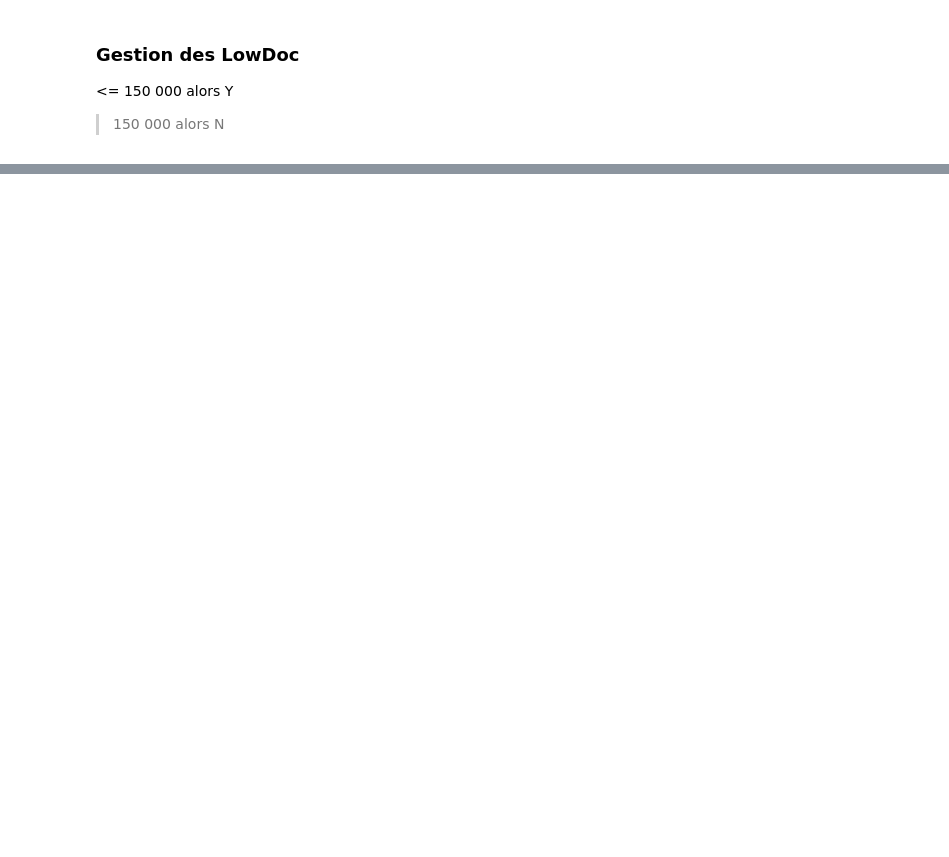
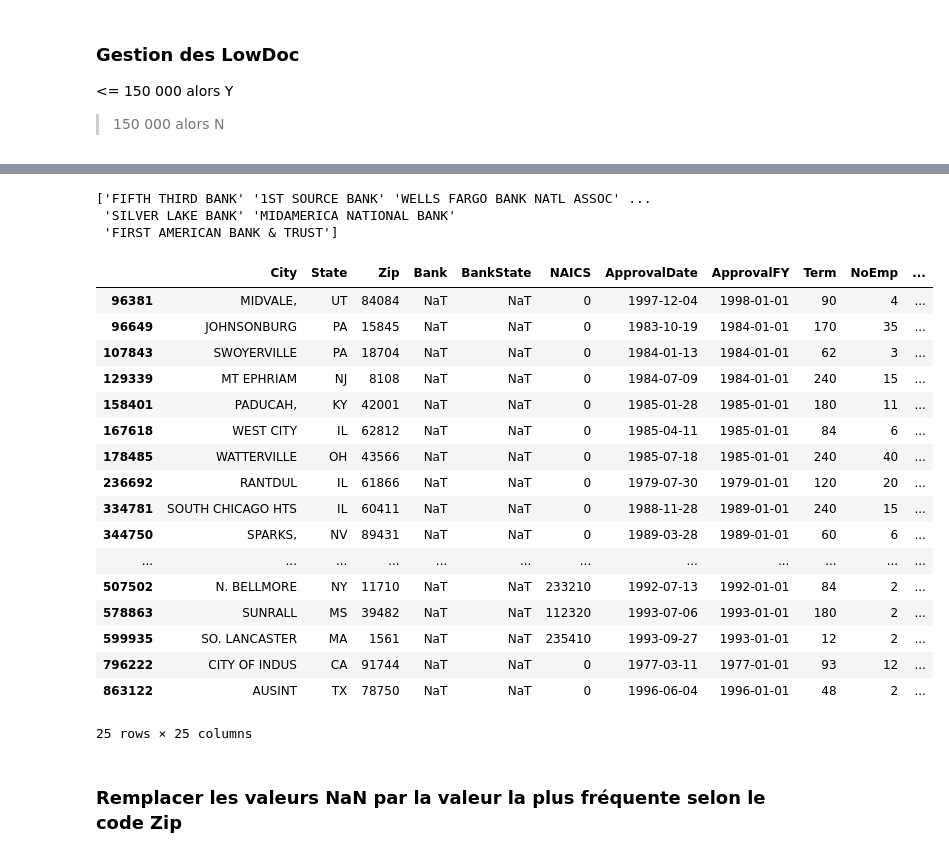
Before and after one commit to ChristianPRO1982/Projet_US_SBA, a Jupyter notebook: 01-nettoyage.ipynb, the cells around one changed output, grey strips where cells are left out. Drawn from its saved outputs; the diff is of its cells as text; code cells hidden in the pictures; blank space fills up the shorter version.

Commit message:
gestion approvaldate

```diff
--- a/01-nettoyage.ipynb
+++ b/01-nettoyage.ipynb
@@ -46,7 +53,7 @@ df=df[['City', 'State', 'Zip', 'Bank', 'BankState',
 
 filtre = df['ApprovalFY']=='1976A'
 
-df[filtre]='1976'
+df.loc[filtre,['ApprovalFY']]='1976'
 # %%
 # transformation des colonnes ApprovalDate et DisbursementDate
 
@@ -118,0 +207,29 @@ array(['Y', 'N'], dtype=object)
+# %%
+print(df['Bank'].unique())
+filtre = df['Bank'].isnull()
+
+df[filtre]
+# %% [output]
+['FIFTH THIRD BANK' '1ST SOURCE BANK' 'WELLS FARGO BANK NATL ASSOC' ...
+ 'SILVER LAKE BANK' 'MIDAMERICA NATIONAL BANK'
+ 'FIRST AMERICAN BANK & TRUST']
+|  | City | State | Zip | Bank | BankState | NAICS | ApprovalDate | ApprovalFY | Term | NoEmp | ... |
+| 96381 | MIDVALE, | UT | 84084 | NaT | NaT | 0 | 1997-12-04 | 1998-01-01 | 90 | 4 | ... |
+| 96649 | JOHNSONBURG | PA | 15845 | NaT | NaT | 0 | 1983-10-19 | 1984-01-01 | 170 | 35 | ... |
+| 107843 | SWOYERVILLE | PA | 18704 | NaT | NaT | 0 | 1984-01-13 | 1984-01-01 | 62 | 3 | ... |
+| 129339 | MT EPHRIAM | NJ | 8108 | NaT | NaT | 0 | 1984-07-09 | 1984-01-01 | 240 | 15 | ... |
+| 158401 | PADUCAH, | KY | 42001 | NaT | NaT | 0 | 1985-01-28 | 1985-01-01 | 180 | 11 | ... |
+| 167618 | WEST CITY | IL | 62812 | NaT | NaT | 0 | 1985-04-11 | 1985-01-01 | 84 | 6 | ... |
+| 178485 | WATTERVILLE | OH | 43566 | NaT | NaT | 0 | 1985-07-18 | 1985-01-01 | 240 | 40 | ... |
+| 236692 | RANTDUL | IL | 61866 | NaT | NaT | 0 | 1979-07-30 | 1979-01-01 | 120 | 20 | ... |
+| 334781 | SOUTH CHICAGO HTS | IL | 60411 | NaT | NaT | 0 | 1988-11-28 | 1989-01-01 | 240 | 15 | ... |
+| 344750 | SPARKS, | NV | 89431 | NaT | NaT | 0 | 1989-03-28 | 1989-01-01 | 60 | 6 | ... |
+| ... | ... | ... | ... | ... | ... | ... | ... | ... | ... | ... | ... |
+| 507502 | N. BELLMORE | NY | 11710 | NaT | NaT | 233210 | 1992-07-13 | 1992-01-01 | 84 | 2 | ... |
+| 578863 | SUNRALL | MS | 39482 | NaT | NaT | 112320 | 1993-07-06 | 1993-01-01 | 180 | 2 | ... |
+| 599935 | SO. LANCASTER | MA | 1561 | NaT | NaT | 235410 | 1993-09-27 | 1993-01-01 | 12 | 2 | ... |
+| 796222 | CITY OF INDUS | CA | 91744 | NaT | NaT | 0 | 1977-03-11 | 1977-01-01 | 93 | 12 | ... |
+| 863122 | AUSINT | TX | 78750 | NaT | NaT | 0 | 1996-06-04 | 1996-01-01 | 48 | 2 | ... |
+25 rows × 25 columns
+# %% [markdown]
+### Remplacer les valeurs NaN par la valeur la plus fréquente selon le code Zip
```
Also changed, not shown: parts of 13 cells of this notebook.
